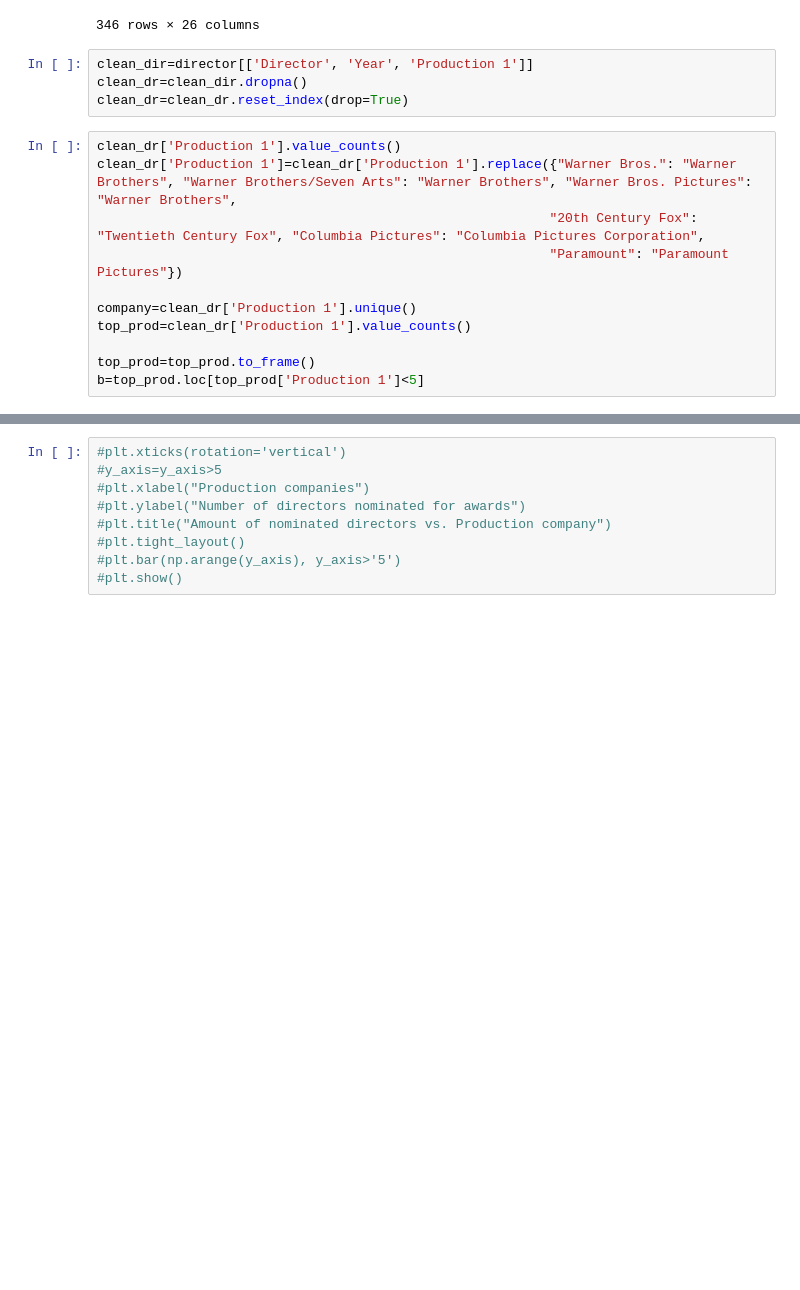
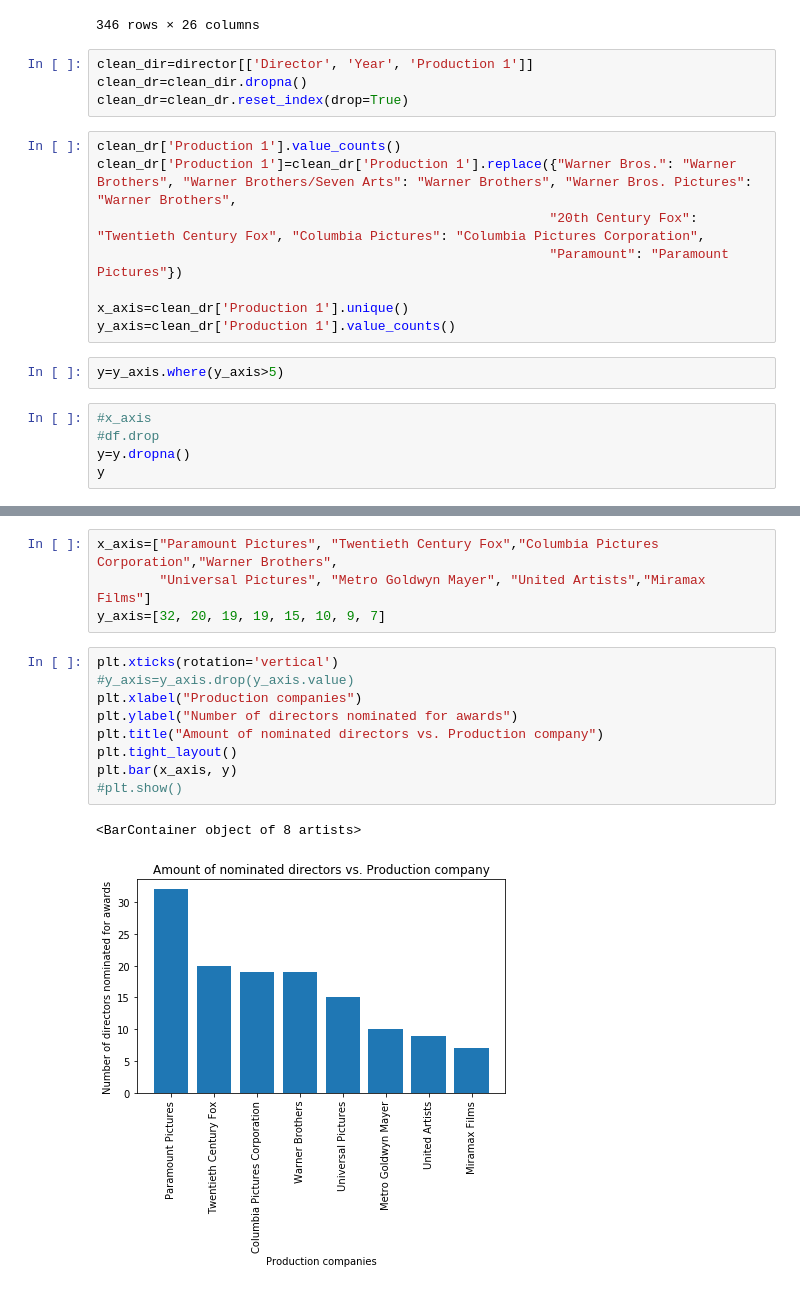
Before and after one commit to alextorres12/Group1_Project1, a Jupyter notebook: visualization.ipynb, the cells around one changed output, grey strips where cells are left out. Cells and saved outputs as stored; diff of their text form; blank space fills up the shorter version.

Commit message:
adds graph for director and company.

```diff
--- a/visualization.ipynb
+++ b/visualization.ipynb
@@ -153,8 +153,12 @@ clean_dr['Production 1']=clean_dr['Production 1'].replace({"Warner Bros.": "Warn
                                                           "20th Century Fox": "Twentieth Century Fox", "Columbia Pictures": "Columbia Pictures Corporation",
                                                           "Paramount": "Paramount Pictures"})
 
-company=clean_dr['Production 1'].unique()
-top_prod=clean_dr['Production 1'].value_counts()
-
-top_prod=top_prod.to_frame()
-b=top_prod.loc[top_prod['Production 1']<5]
+x_axis=clean_dr['Production 1'].unique()
+y_axis=clean_dr['Production 1'].value_counts()
+# %%
+y=y_axis.where(y_axis>5)
+# %%
+#x_axis
+#df.drop
+y=y.dropna()
+y
@@ -161,9 +175,16 @@ b=top_prod.loc[top_prod['Production 1']<5]
+# %%
+x_axis=["Paramount Pictures", "Twentieth Century Fox","Columbia Pictures Corporation","Warner Brothers",
+        "Universal Pictures", "Metro Goldwyn Mayer", "United Artists","Miramax Films"]
+y_axis=[32, 20, 19, 19, 15, 10, 9, 7]
 # %%
-#plt.xticks(rotation='vertical')
-#y_axis=y_axis>5
-#plt.xlabel("Production companies")
-#plt.ylabel("Number of directors nominated for awards")
-#plt.title("Amount of nominated directors vs. Production company")
-#plt.tight_layout()
-#plt.bar(np.arange(y_axis), y_axis>'5')
+plt.xticks(rotation='vertical')
+#y_axis=y_axis.drop(y_axis.value)
+plt.xlabel("Production companies")
+plt.ylabel("Number of directors nominated for awards")
+plt.title("Amount of nominated directors vs. Production company")
+plt.tight_layout()
+plt.bar(x_axis, y)
 #plt.show()
+# %% [output]
+<BarContainer object of 8 artists>
+[figure, added]
```
Also changed, not shown: parts of 1 cell of this notebook.
